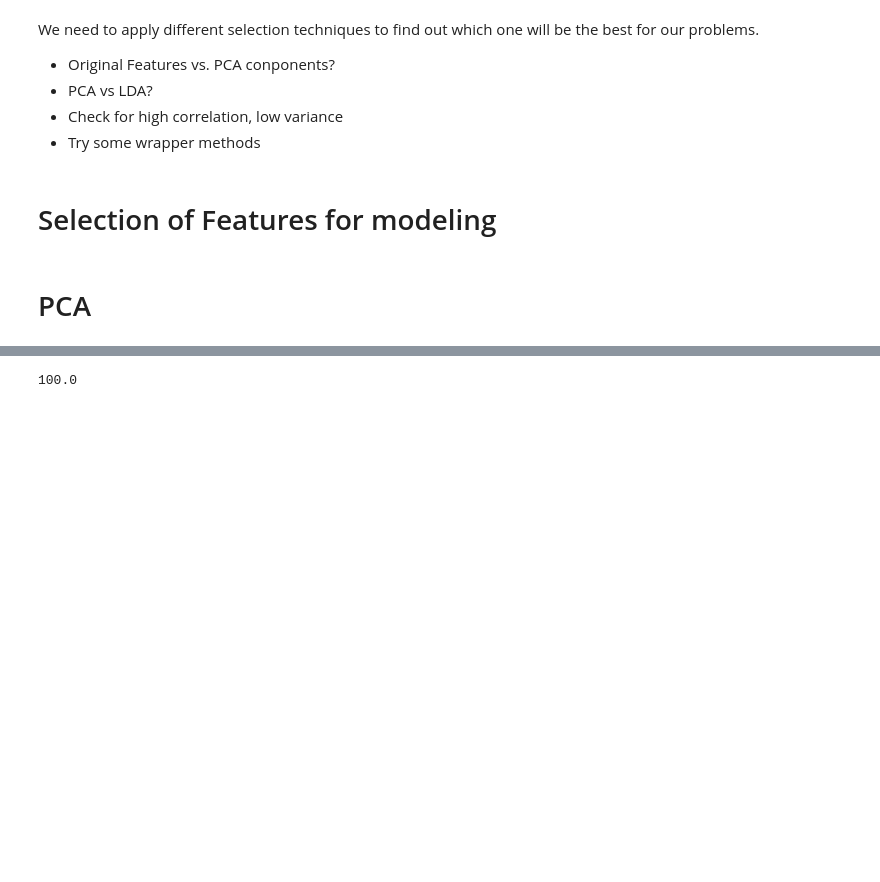
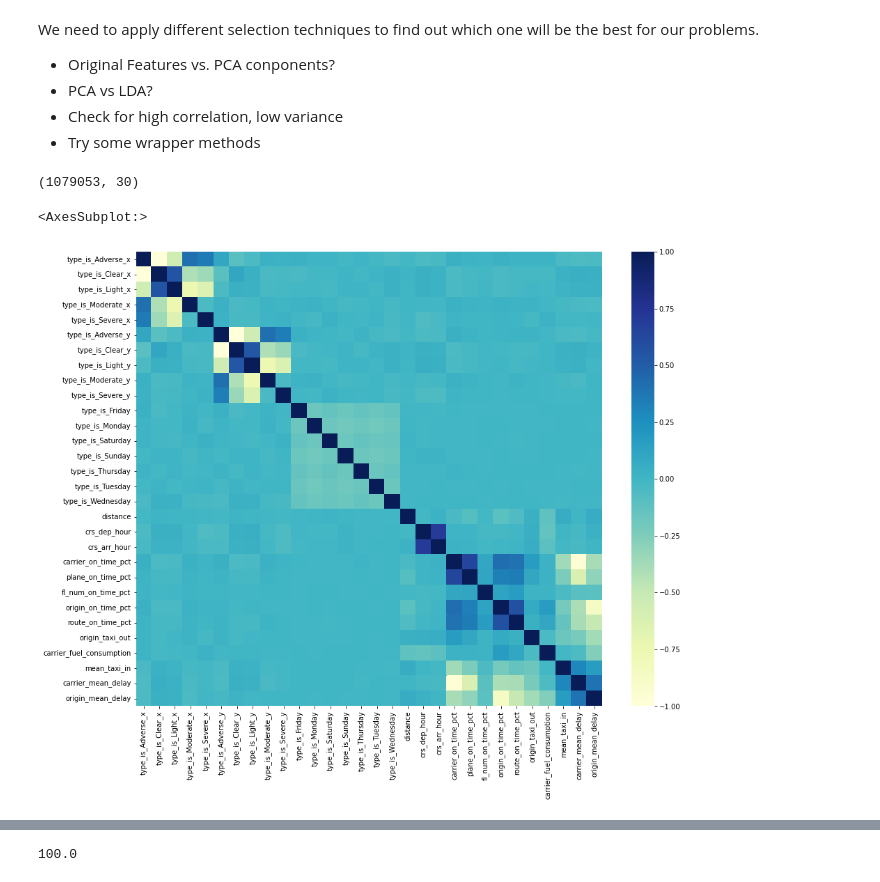
Before and after one commit to bernpb/Flight_Delay_Prediction, a Jupyter notebook: bern_modeling.ipynb, the cells around one changed output, grey strips where cells are left out. Drawn from its saved outputs; the diff is of its cells as text; code cells hidden in the pictures; blank space fills up the shorter version.

```diff
--- a/bern_modeling.ipynb
+++ b/bern_modeling.ipynb
@@ -277,14 +285,16 @@ We need to apply different selection techniques to find out which one will be th
 - PCA vs LDA?
 - Check for high correlation, low variance
 - Try some wrapper methods
-# %% [markdown]
-# Selection of Features for modeling
 # %%
 
 data_train = data
+data_train.shape
+# %% [output]
+(1079053, 30)
 # %%
-# df_corr = data_train.corr()
-# fig, ax = plt.subplots(figsize=(15, 12))
-# sns.heatmap(df_corr, annot = False, cmap="YlGnBu")
+df_corr = data_train.corr()
+fig, ax = plt.subplots(figsize=(15, 12))
+sns.heatmap(df_corr, annot = False, cmap="YlGnBu")
+# %% [output]
+<AxesSubplot:>
+[figure, added]
-# %% [markdown]
-# PCA
```
Also changed, not shown: parts of 45 cells of this notebook.
